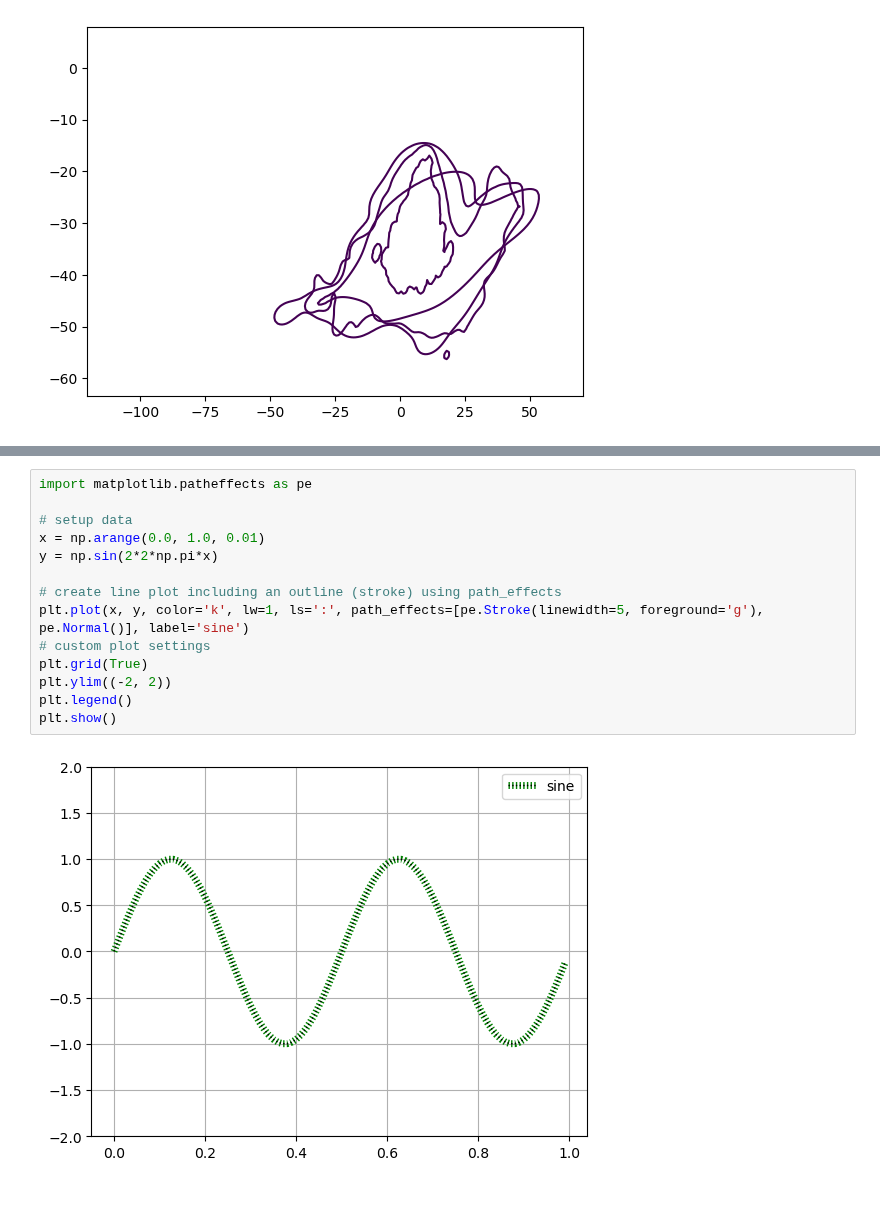
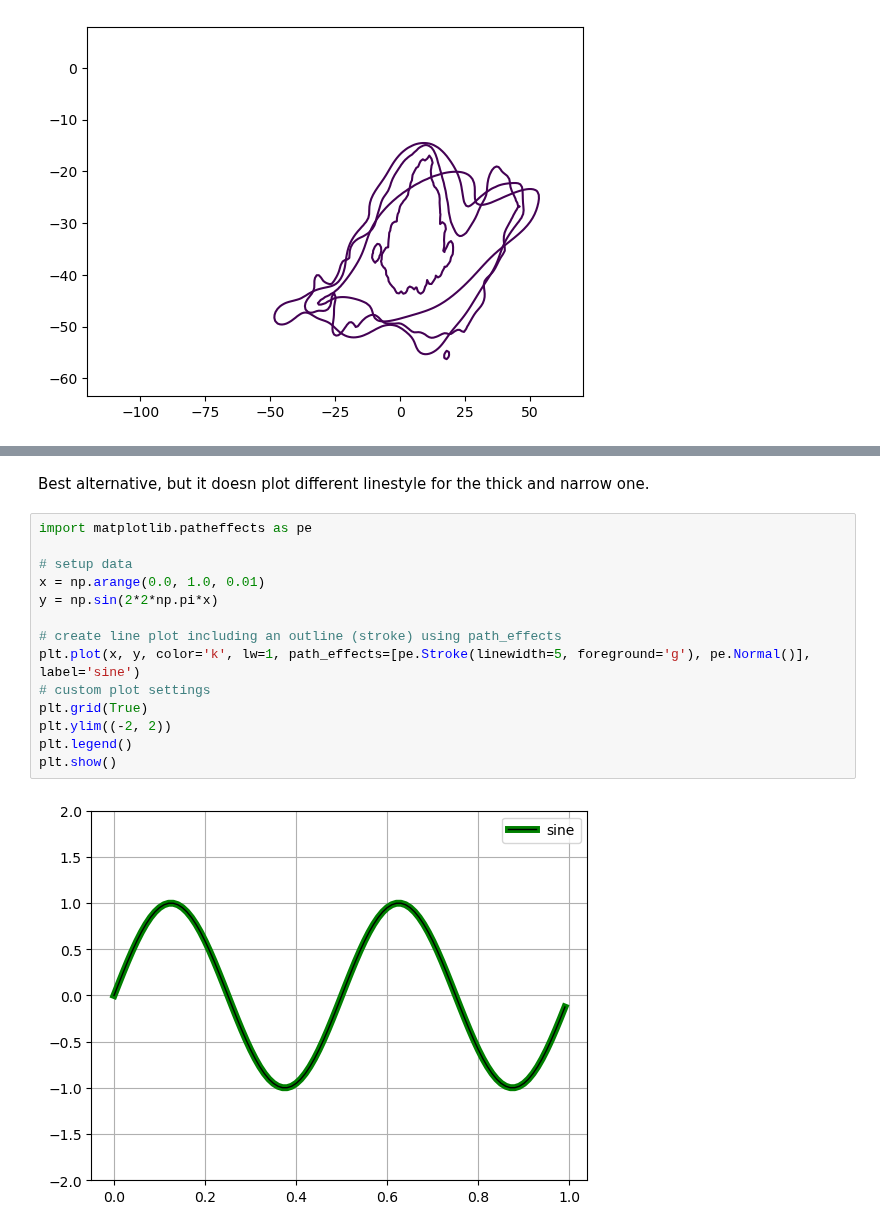
Before and after one commit to OceanParcels/Backtracking_Abyssal_Nanoplastics, a Jupyter notebook: analysis/Map_origin_particles_surface.ipynb, the cells around one changed output, grey strips where cells are left out. Saved outputs shown, nothing was run; the diff lists cells and outputs as text; blank space fills up the shorter version.

```diff
--- a/analysis/Map_origin_particles_surface.ipynb
+++ b/analysis/Map_origin_particles_surface.ipynb
@@ -293,16 +180,18 @@ plt.show()
+# %% [markdown]
+Best alternative, but it doesn plot different linestyle for the thick and narrow one.
 # %%
 import matplotlib.patheffects as pe
 
 # setup data
 x = np.arange(0.0, 1.0, 0.01)
 y = np.sin(2*2*np.pi*x)
 
 # create line plot including an outline (stroke) using path_effects
-plt.plot(x, y, color='k', lw=1, ls=':', path_effects=[pe.Stroke(linewidth=5, foreground='g'), pe.Normal()], label='sine')
+plt.plot(x, y, color='k', lw=1, path_effects=[pe.Stroke(linewidth=5, foreground='g'), pe.Normal()], label='sine')
 # custom plot settings
 plt.grid(True)
 plt.ylim((-2, 2))
 plt.legend()
 plt.show()
 # %% [output]
-[figure, old version]
+[figure, new version]
```
Also changed, not shown: parts of 11 cells of this notebook, 7 other files.
